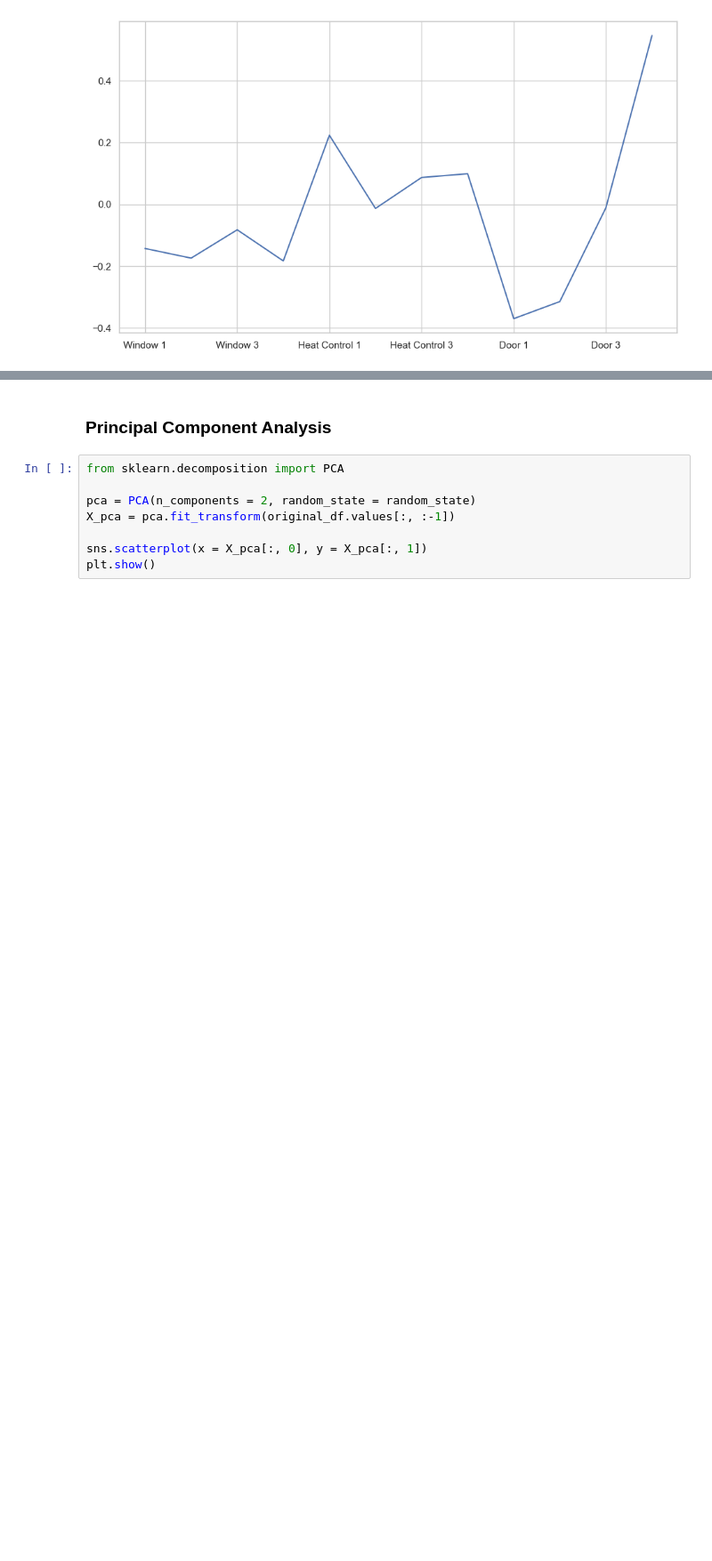
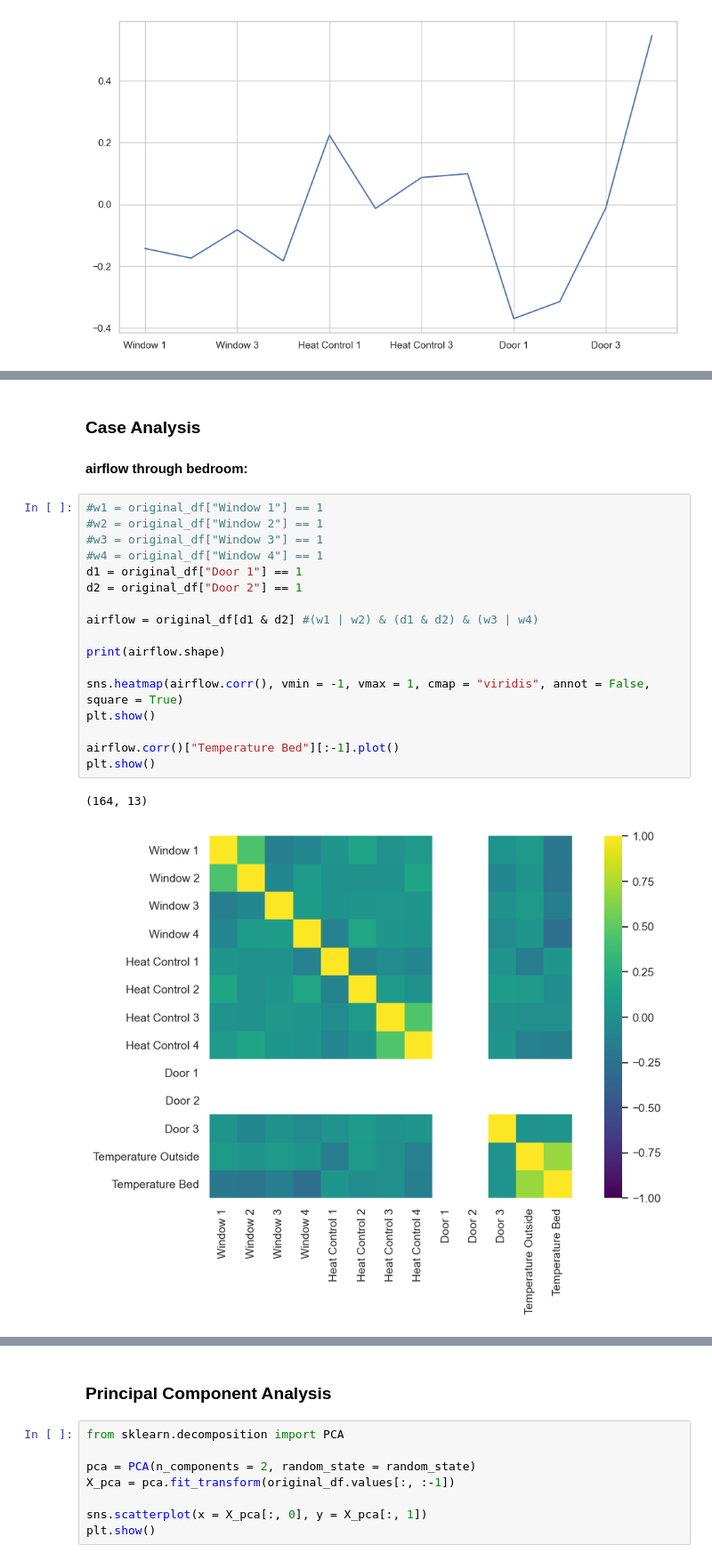
Before and after one commit to maxstollmayer/ML-Challenges, a Jupyter notebook: Challenge-2/Challenge-2-Notebook.ipynb, the cells around one changed output, grey strips where cells are left out. Shown: that part at 89% size. Drawn from its saved outputs; the diff is of its cells as text; blank space fills up the shorter version.

```diff
--- a/Challenge-2/Challenge-2-Notebook.ipynb
+++ b/Challenge-2/Challenge-2-Notebook.ipynb
@@ -81,0 +100,23 @@ plt.show()
+# %% [markdown]
+### Case Analysis
+#### airflow through bedroom:
+# %%
+#w1 = original_df["Window 1"] == 1
+#w2 = original_df["Window 2"] == 1
+#w3 = original_df["Window 3"] == 1
+#w4 = original_df["Window 4"] == 1
+d1 = original_df["Door 1"] == 1
+d2 = original_df["Door 2"] == 1
+
+airflow = original_df[d1 & d2] #(w1 | w2) & (d1 & d2) & (w3 | w4)
+
+print(airflow.shape)
+
+sns.heatmap(airflow.corr(), vmin = -1, vmax = 1, cmap = "viridis", annot = False, square = True)
+plt.show()
+
+airflow.corr()["Temperature Bed"][:-1].plot()
+plt.show()
+# %% [output]
+(164, 13)
+[figure, added]
```
Also changed, not shown: parts of 19 cells of this notebook.
